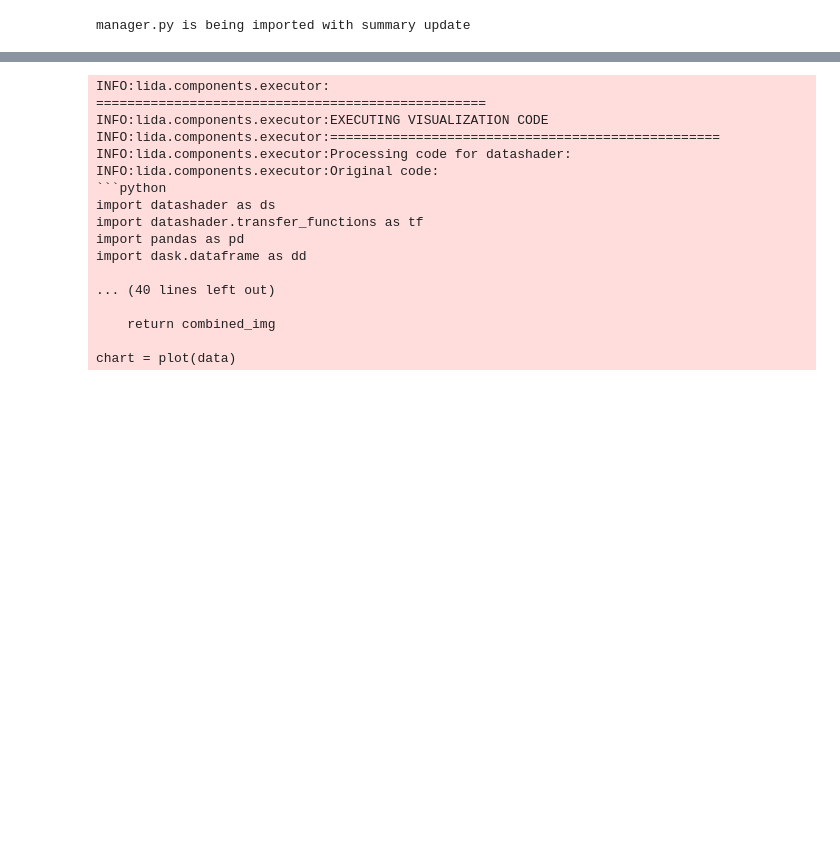
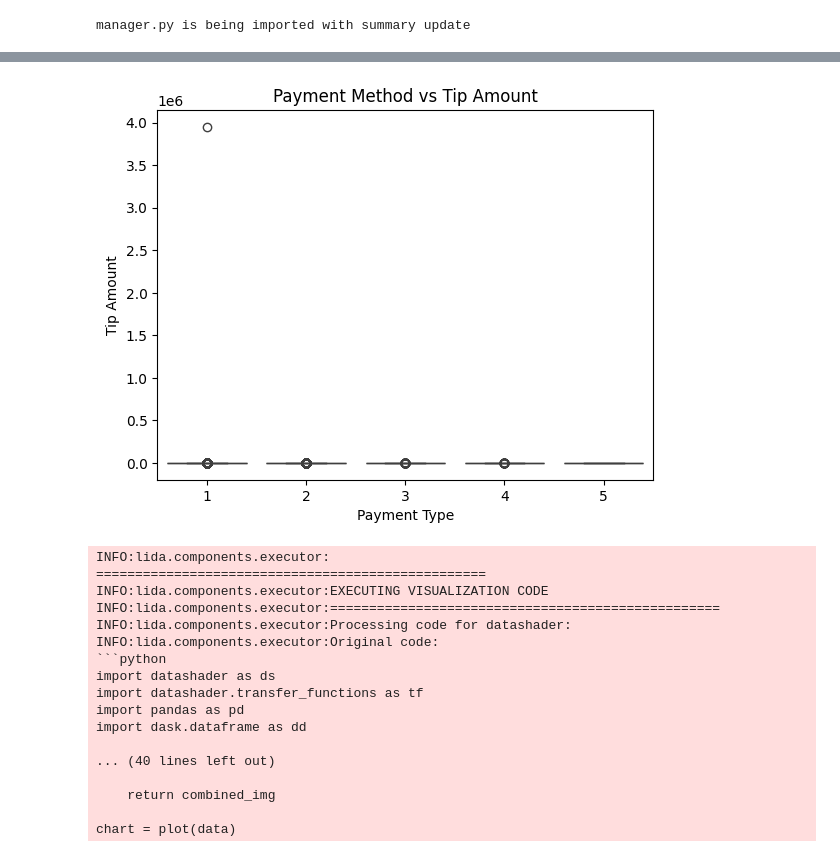
Before and after one commit to Raijin-ZD/lida, a Jupyter notebook: LidaTestingAfterDask_Datashader (1).ipynb, the cells around one changed output, grey strips where cells are left out. Drawn from its saved outputs; the diff is of its cells as text; code cells hidden in the pictures; blank space fills up the shorter version.

```diff
--- a/LidaTestingAfterDask_Datashader (1).ipynb
+++ b/LidaTestingAfterDask_Datashader (1).ipynb
@@ -356,0 +324,21 @@ INFO:lida.components.executor:✅ No repairs needed
+# %%
+test_code = """
+import seaborn as sns
+import pandas as pd
+import matplotlib.pyplot as plt
+import dask.dataframe as dd
+
+
+def plot(data):
+    if isinstance(data, dd.DataFrame):
+        data = data.sample(frac=0.1).compute()3moz3laaaan
+
+    sns.boxplot(x="payment_type", y="tip_amount", data=data)
+    plt.xlabel("Payment Type")
+    plt.ylabel("Tip Amount")
+    plt.title("How does payment method influence tipping behavior?")
+
+    return plt
+
+chart = plot(data)
+"""
@@ -357,3 +372,29 @@ INFO:lida.components.executor:✅ No repairs needed
+# %%
+import pandas as pd
+import matplotlib.pyplot as plt
+import seaborn as sns
+import dask.dataframe as dd
+
+
+def plot(data):
+    # Check data type and handle Dask DataFrame
+    if isinstance(data, dd.DataFrame):
+        data = data.compute()
+
+    # Create a boxplot using Seaborn
+    sns.boxplot(x="payment_type", y="tip_amount", data=data)
+
+    # Set labels and title
+    plt.xlabel("Payment Type")
+    plt.ylabel("Tip Amount")
+    plt.title("Payment Method vs Tip Amount")
+
+    # Return the visualization
+    return plt.show()
+
+chart = plot(df1)
+# %% [output]
+[figure, added]
 # %%
 charts = manager.visualize(
     data=df1,
```
Also changed, not shown: parts of 9 cells of this notebook, 3 other files.
